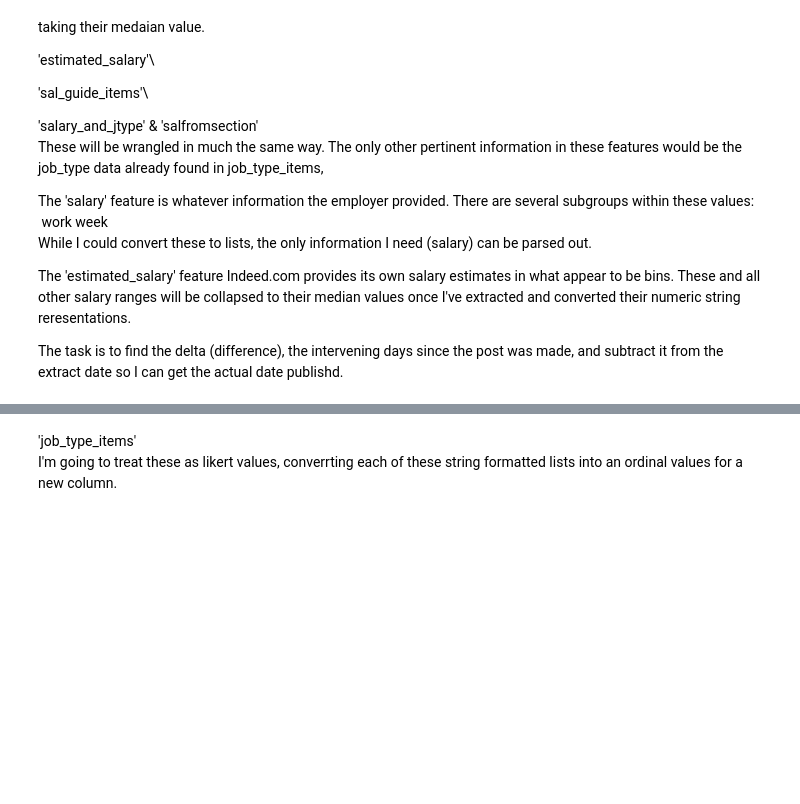
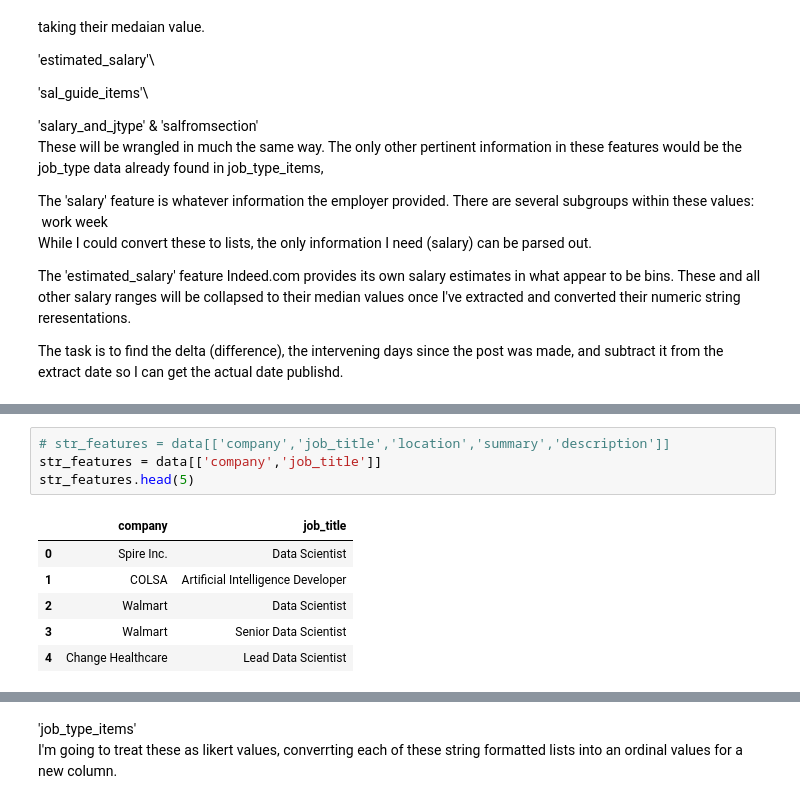
Before and after one commit to 333Kenji/indeedjobscraper, a Jupyter notebook: docs/1_wrangling_engineering.ipynb, the cells around one changed output, grey strips where cells are left out. Drawn from its saved outputs; the diff is of its cells as text; blank space fills up the shorter version.

```diff
--- a/docs/1_wrangling_engineering.ipynb
+++ b/docs/1_wrangling_engineering.ipynb
@@ -659,0 +654,11 @@ sorted(list(data['salaries'].unique()))
+# %%
+# str_features = data[['company','job_title','location','summary','description']]
+str_features = data[['company','job_title']]
+str_features.head(5)
+# %% [output]
+|  | company | job_title |
+| 0 | Spire Inc. | Data Scientist |
+| 1 | COLSA | Artificial Intelligence Developer |
+| 2 | Walmart | Data Scientist |
+| 3 | Walmart | Senior Data Scientist |
+| 4 | Change Healthcare | Lead Data Scientist |
```
Also changed, not shown: parts of 40 cells of this notebook, 2 other files.
